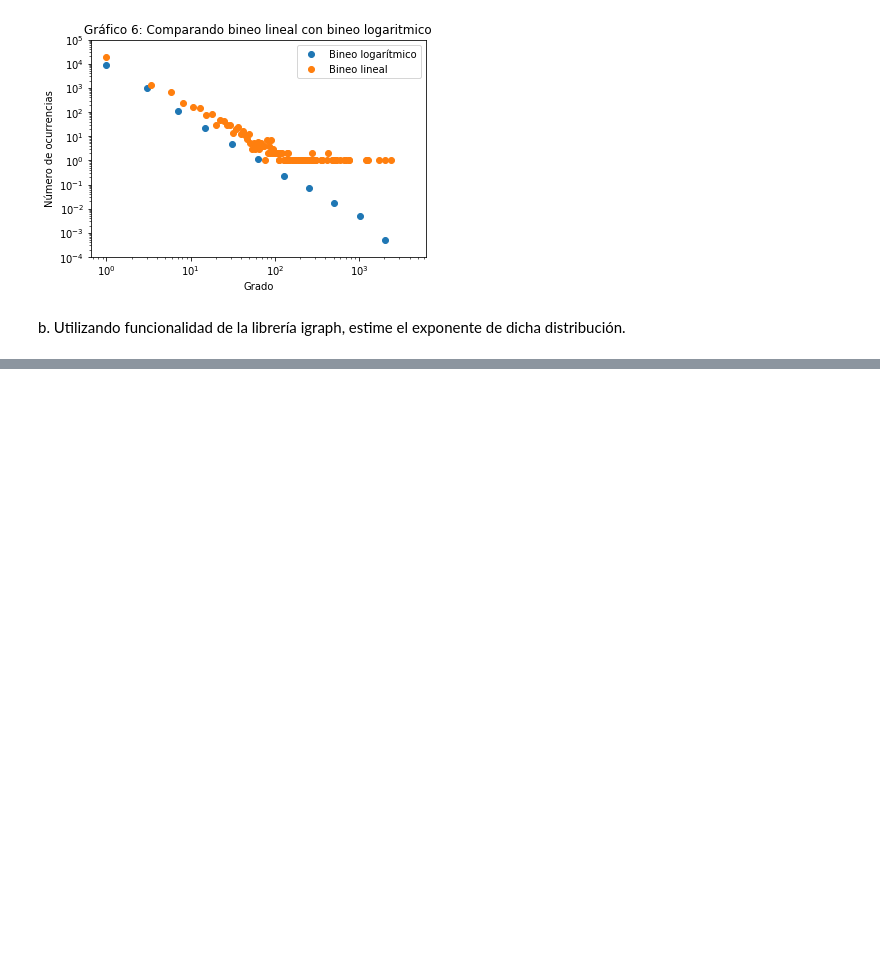
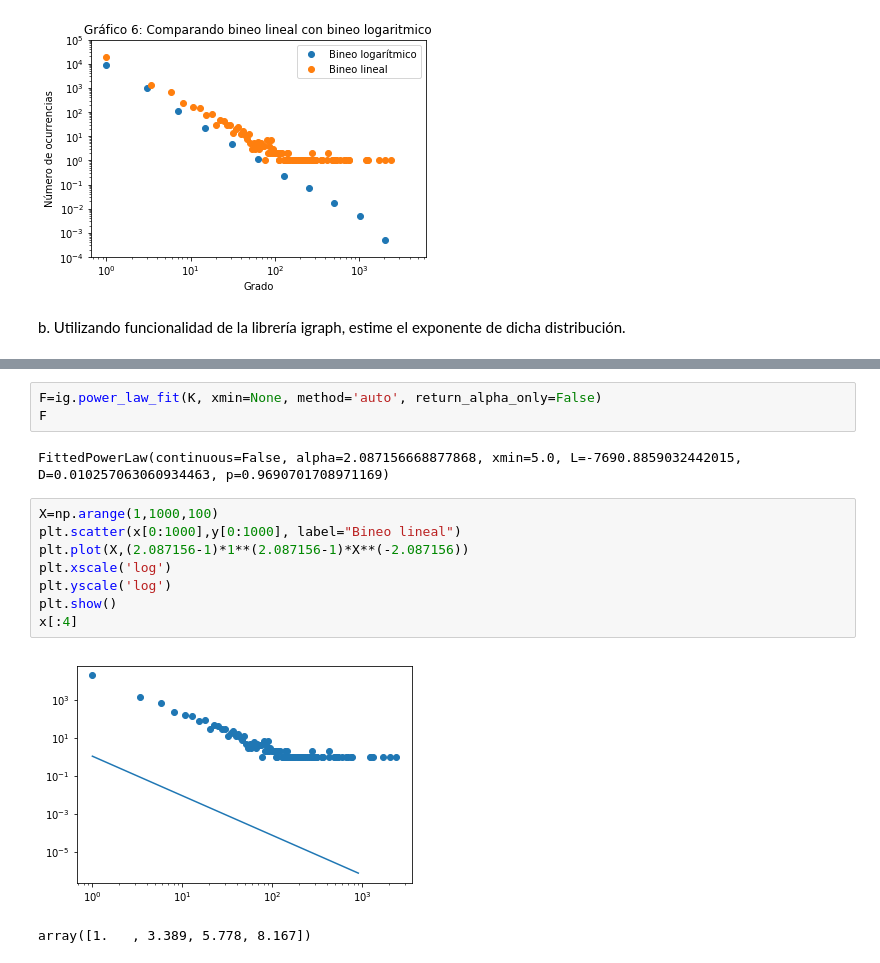
Before and after one commit to vms10/redestcs, a Jupyter notebook: Ejercicio3.ipynb, the cells around one changed output, grey strips where cells are left out. Drawn from its saved outputs; the diff is of its cells as text; blank space fills up the shorter version.

```diff
--- a/Ejercicio3.ipynb
+++ b/Ejercicio3.ipynb
@@ -176,0 +172,16 @@ SyntaxError: keyword can't be an expression (<ipython-input-69-490c7652741e>, li
+# %%
+F=ig.power_law_fit(K, xmin=None, method='auto', return_alpha_only=False)
+F
+# %% [output]
+FittedPowerLaw(continuous=False, alpha=2.087156668877868, xmin=5.0, L=-7690.8859032442015, D=0.010257063060934463, p=0.9690701708971169)
+# %%
+X=np.arange(1,1000,100)
+plt.scatter(x[0:1000],y[0:1000], label="Bineo lineal")
+plt.plot(X,(2.087156-1)*1**(2.087156-1)*X**(-2.087156))
+plt.xscale('log')
+plt.yscale('log')
+plt.show()
+x[:4]
+# %% [output]
+[figure, added]
+array([1.   , 3.389, 5.778, 8.167])
```
Also changed, not shown: parts of 2 cells of this notebook.
